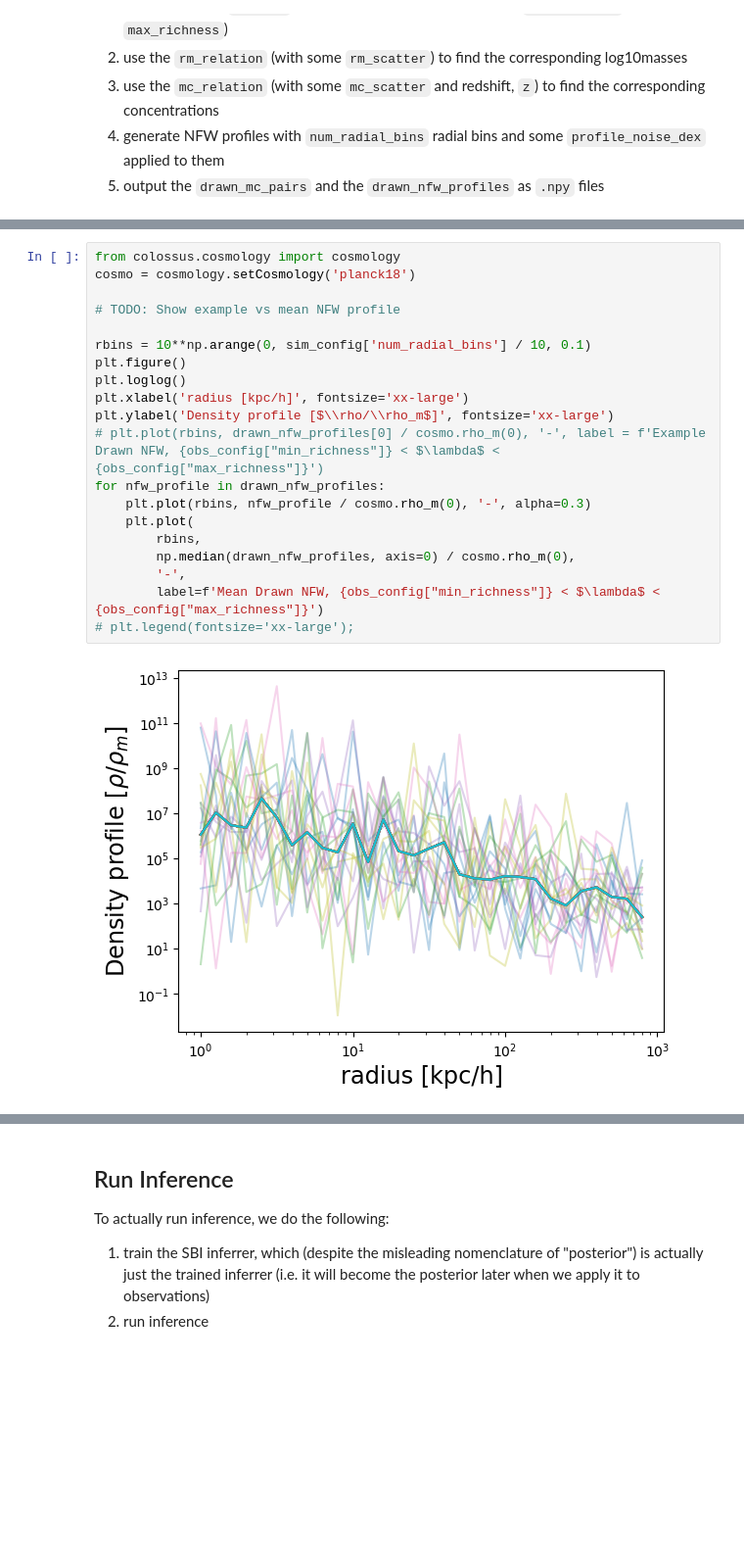
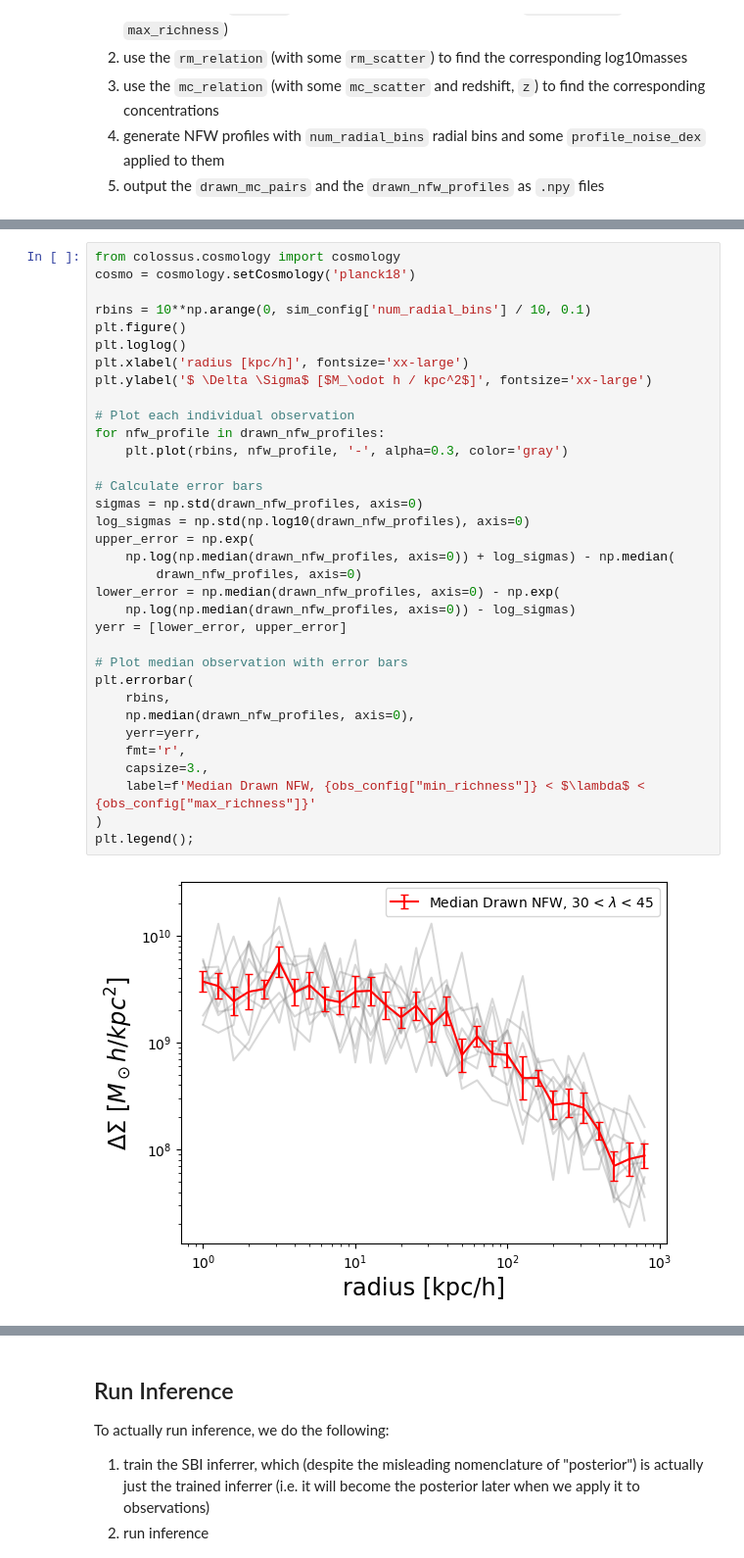
Before and after one commit to LSSTDESC/CL-SBI, a Jupyter notebook: tutorial_notebook.ipynb, the cells around one changed output, grey strips where cells are left out. Shown at 98% size. Cells and saved outputs as stored; diff of their text form; blank space fills up the shorter version.

Commit message:
switching from mean to median

```diff
--- a/tutorial_notebook.ipynb
+++ b/tutorial_notebook.ipynb
@@ -174,25 +186,39 @@ print(np.shape(drawn_nfw_profiles))
 # %%
 from colossus.cosmology import cosmology
 cosmo = cosmology.setCosmology('planck18')
-
-# TODO: Show example vs mean NFW profile
 
 rbins = 10**np.arange(0, sim_config['num_radial_bins'] / 10, 0.1)
 plt.figure()
 plt.loglog()
 plt.xlabel('radius [kpc/h]', fontsize='xx-large')
-plt.ylabel('Density profile [$\\rho/\\rho_m$]', fontsize='xx-large')
-# plt.plot(rbins, drawn_nfw_profiles[0] / cosmo.rho_m(0), '-', label = f'Example Drawn NFW, {obs_config["min_richness"]} < $\lambda$ < {obs_config["max_richness"]}')
+plt.ylabel('$ \Delta \Sigma$ [$M_\odot h / kpc^2$]', fontsize='xx-large')
+
+# Plot each individual observation
 for nfw_profile in drawn_nfw_profiles:
-    plt.plot(rbins, nfw_profile / cosmo.rho_m(0), '-', alpha=0.3)
-    plt.plot(
-        rbins,
-        np.median(drawn_nfw_profiles, axis=0) / cosmo.rho_m(0),
-        '-',
-        label=f'Mean Drawn NFW, {obs_config["min_richness"]} < $\lambda$ < {obs_config["max_richness"]}')
-# plt.legend(fontsize='xx-large');
+    plt.plot(rbins, nfw_profile, '-', alpha=0.3, color='gray')
+
+# Calculate error bars
+sigmas = np.std(drawn_nfw_profiles, axis=0)
+log_sigmas = np.std(np.log10(drawn_nfw_profiles), axis=0)
+upper_error = np.exp(
+    np.log(np.median(drawn_nfw_profiles, axis=0)) + log_sigmas) - np.median(
+        drawn_nfw_profiles, axis=0)
+lower_error = np.median(drawn_nfw_profiles, axis=0) - np.exp(
+    np.log(np.median(drawn_nfw_profiles, axis=0)) - log_sigmas)
+yerr = [lower_error, upper_error]
+
+# Plot median observation with error bars
+plt.errorbar(
+    rbins,
+    np.median(drawn_nfw_profiles, axis=0),
+    yerr=yerr,
+    fmt='r',
+    capsize=3.,
+    label=f'Median Drawn NFW, {obs_config["min_richness"]} < $\lambda$ < {obs_config["max_richness"]}'
+)
+plt.legend();
 # %% [output]
-[figure, old version]
+[figure, new version]
 # %% [markdown]
 # Inference
 
```
Also changed, not shown: parts of 32 cells of this notebook, 8 other files.
